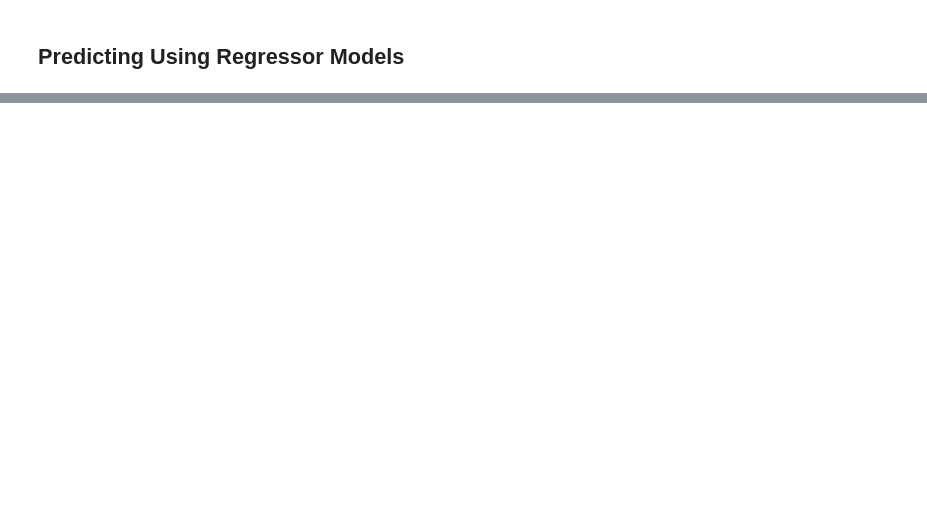
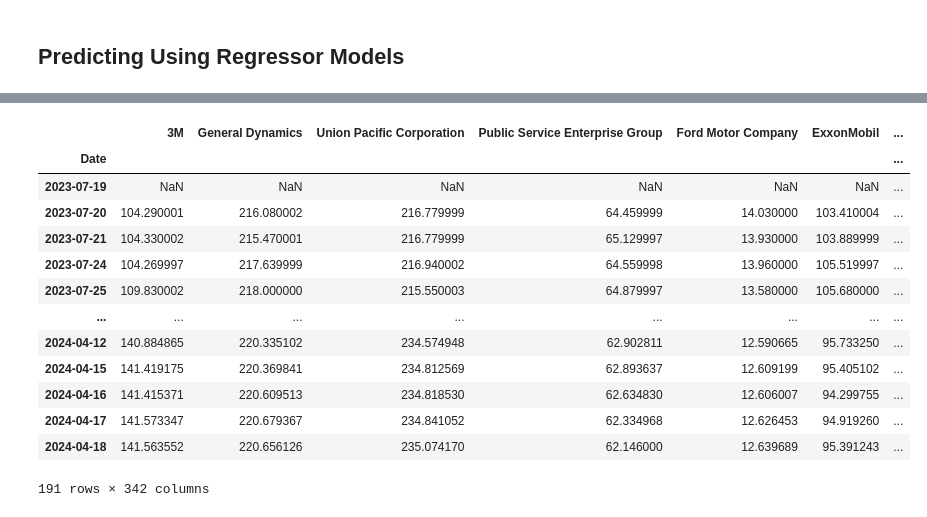
Before and after one commit to vchoppa0312/Stock_Selection, a Jupyter notebook: Price_Prediction_Models-Copy1.ipynb, the cells around one changed output, grey strips where cells are left out. Cells and saved outputs as stored; diff of their text form; code cells hidden in the pictures; blank space fills up the shorter version.

```diff
--- a/Price_Prediction_Models-Copy1.ipynb
+++ b/Price_Prediction_Models-Copy1.ipynb
@@ -453,26 +405,24 @@ def predict_regressor_close_vwap():
     predictors_train_scaled = predictors_scaled.transform(predictors_train)
     predictors_test_scaled = predictors_scaled.transform(predictors_test)
 
-    list_of_regressors = [svr_rbf,knn_uniform,knn_distance,dtree,ens]
+    list_of_regressors = [ens]
     target_predictions_close_df = target_test_close.copy()
     for model in list_of_regressors:
         model_instance_close = model
         model_instance_close.fit(predictors_train_scaled,target_train_close)
         model_prediction_close = model_instance_close.predict(predictors_test_scaled)
-        target_predictions_close_df[f'{model}_Close'] = model_prediction_close
+        target_predictions_close_df['ens_Close'] = model_prediction_close
 
     target_predictions_vwap_df = target_test_vwap.copy()
     for model in list_of_regressors:
         model_instance_vwap = model
         model_instance_vwap.fit(predictors_train_scaled,target_train_vwap)
         model_prediction_vwap = model_instance_vwap.predict(predictors_test_scaled)
-        target_predictions_vwap_df[f'{model}_vwap_annual'] = model_prediction_vwap
+        target_predictions_vwap_df['ens_vwap_annual'] = model_prediction_vwap
 
     target_predictions_df = pd.concat([target_predictions_close_df,target_predictions_vwap_df],axis=1)
 
-    display(target_predictions_df.tail())
-    display(target_predictions_close_df.hvplot(frame_width=500,frame_height=300))
-    return(target_predictions_close_df,target_predictions_vwap_df,target_predictions_df)
+    return(target_predictions_df)
 # %%
 # Calculating Root_Mean_Square_Error(RMSE)
 # and Mean_Absolute_Percentage_Error(MAPE)
@@ -551,7 +479,8 @@ regressor_plot
 def best_fit_regr_future_prediction(df):
     # Next Day's "Close" as target
     predictors_df = technical_indicators()
-    predictors_df = predictors_df.drop(columns=['Volume','OBV_in_million','adx_14'])
+    predictors_df = predictors_df.drop(columns = ['Open','High','Low','Adj Close','Volume',
+                   'typical_price','vw_typical_price']).dropna()
     target_close_df = predictors_df[['Close']].shift(-1)
     target_vwap_df = predictors_df[['vwap_annual']].shift(-1)
 
@@ -597,8 +526,6 @@ def best_fit_regr_future_prediction(df):
 
     target_future_df = pd.concat([target_future_close,target_future_vwap],axis=1)
 
-    display(target_future_df.tail(1))
-
     nxt_day = target_future_df.index[-1]+pd.Timedelta(days=1)
     #Checking for Federal Holidays
     cal = USFederalHolidayCalendar()
@@ -623,3 +550,22 @@ def best_fit_regr_future_prediction(df):
     predictions = target_future_df[['Close','vwap_annual']]
 
     return (predictions)
+# %%
+# display predictions
+master_regr_df=pd.DataFrame()
+model_regr_df=pd.DataFrame(index=stock_list, columns=['RMSE','MAPE'])
+
+for stock in stock_list:
+    stock_name = stock
+    start_date ='2014-01-01'
+
+    model,stock_predictions = regressor_model_predictions()
+    model_regr_df.loc[stock,'RMSE']= round(model.iloc[0,0],2)
+    model_regr_df.loc[stock,'MAPE']=round(model.iloc[0,1],2)
+
+    future_stock_price = best_fit_regr_future_prediction(stock_predictions)
+    # Predicting Stocks on Future Dates _ Next 14 Days
+    for i in list(range(1,14)):
+        future_stock_price = best_fit_regr_future_prediction(future_stock_price)
+
+    master_regr_df[f'{stock}'] = future_stock_price['Close']
@@ -625,0 +591,3 @@ def best_fit_regr_future_prediction(df):
+# %%
+predicted_regr_price = master_regr_df.copy()
+model_regr_eval = model_regr_df.copy()
@@ -625,0 +628,17 @@ def best_fit_regr_future_prediction(df):
+# %%
+predicted_regr_price
+# %% [output]
+|  | 3M | General Dynamics | Union Pacific Corporation | Public Service Enterprise Group | Ford Motor Company | ExxonMobil | ... |
+| Date |  |  |  |  |  |  | ... |
+| 2023-07-19 | NaN | NaN | NaN | NaN | NaN | NaN | ... |
+| 2023-07-20 | 104.290001 | 216.080002 | 216.779999 | 64.459999 | 14.030000 | 103.410004 | ... |
+| 2023-07-21 | 104.330002 | 215.470001 | 216.779999 | 65.129997 | 13.930000 | 103.889999 | ... |
+| 2023-07-24 | 104.269997 | 217.639999 | 216.940002 | 64.559998 | 13.960000 | 105.519997 | ... |
+| 2023-07-25 | 109.830002 | 218.000000 | 215.550003 | 64.879997 | 13.580000 | 105.680000 | ... |
+| ... | ... | ... | ... | ... | ... | ... | ... |
+| 2024-04-12 | 140.884865 | 220.335102 | 234.574948 | 62.902811 | 12.590665 | 95.733250 | ... |
+| 2024-04-15 | 141.419175 | 220.369841 | 234.812569 | 62.893637 | 12.609199 | 95.405102 | ... |
+| 2024-04-16 | 141.415371 | 220.609513 | 234.818530 | 62.634830 | 12.606007 | 94.299755 | ... |
+| 2024-04-17 | 141.573347 | 220.679367 | 234.841052 | 62.334968 | 12.626453 | 94.919260 | ... |
+| 2024-04-18 | 141.563552 | 220.656126 | 235.074170 | 62.146000 | 12.639689 | 95.391243 | ... |
+191 rows × 342 columns
```
Also changed, not shown: parts of 23 cells of this notebook, 7 other files.
